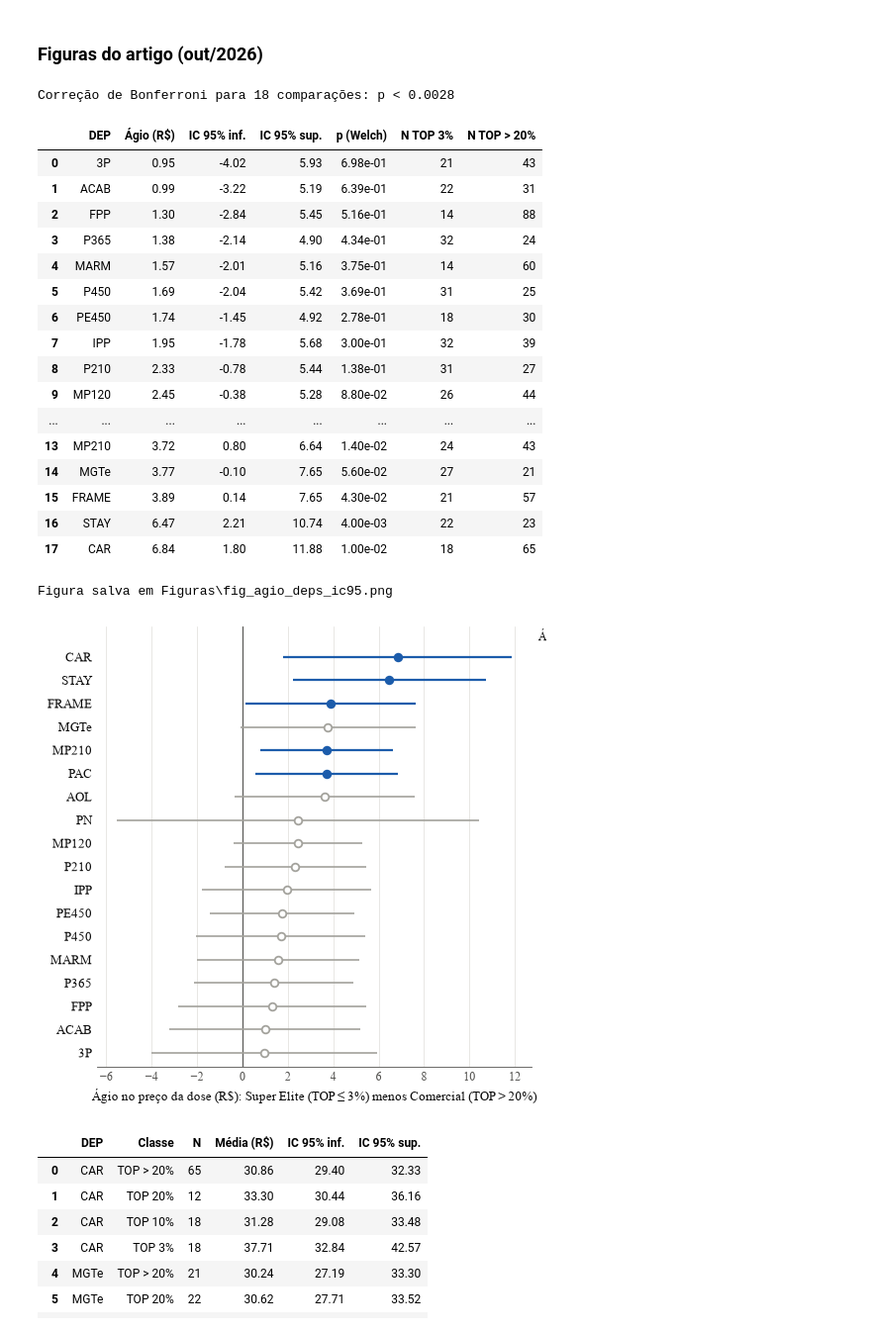
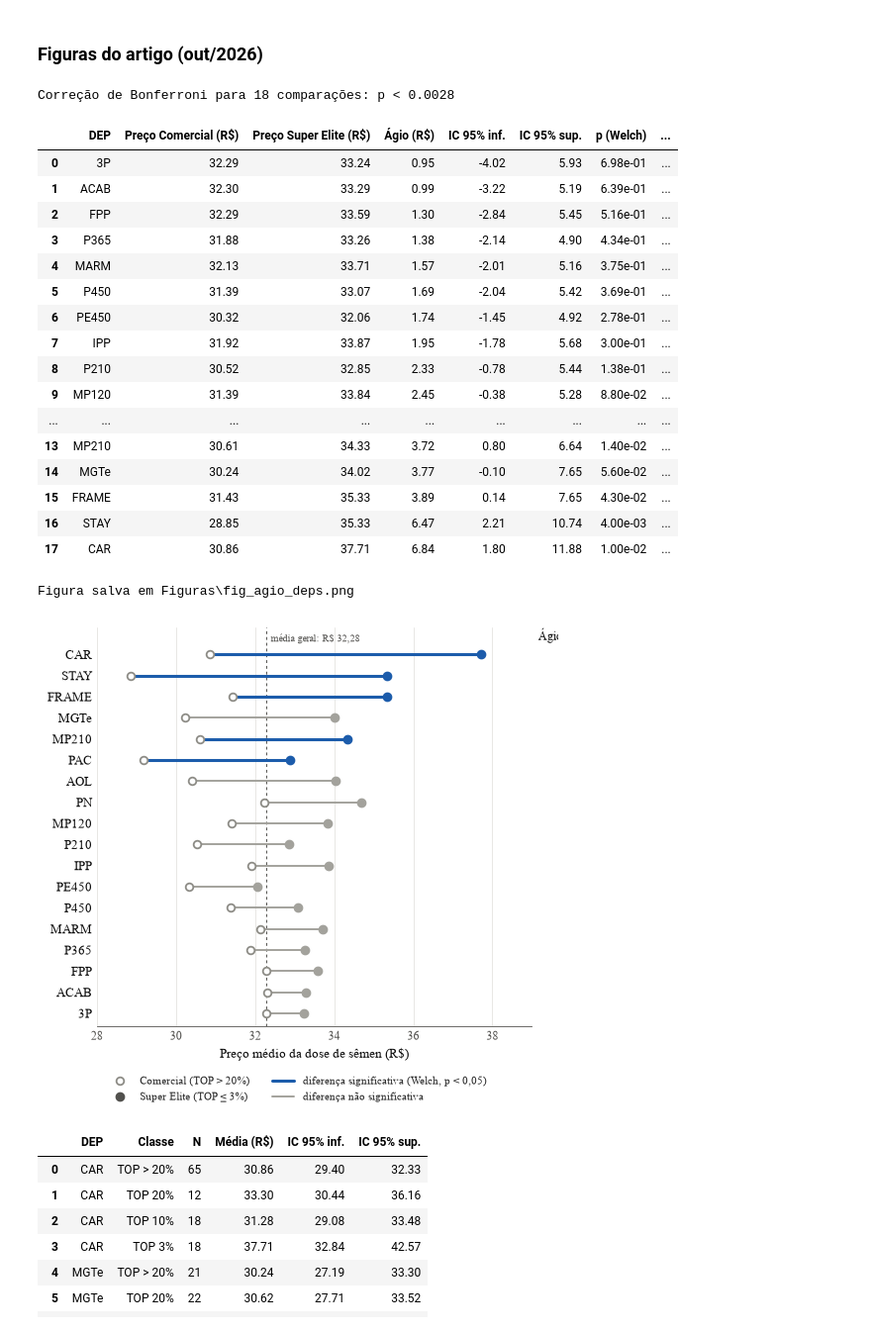
Before and after one commit to Sandro-IFTM/Rafael_Proj04, a Jupyter notebook: 04_descritiva_deps.ipynb, the cells around one changed output. Shown at 99% size. Cells and saved outputs as stored; diff of their text form; code cells hidden in the pictures.

```diff
--- a/04_descritiva_deps.ipynb
+++ b/04_descritiva_deps.ipynb
@@ -539,7 +539,13 @@ AS 6 CARACTERÍSTICAS DA ANCP COM MAIOR VALORIZAÇÃO (ÁGIO) NO PREÇO DA DOSE
 # Revisão v8 (out/2026): Figura 1 do artigo refeita: largura fixa de 16 cm, fonte de 9 pt, coluna com o ágio e o N
 #   de cada DEP (antes só algumas DEPs tinham o valor escrito e o N não aparecia), marcador cheio para as DEPs cujo IC
 #   não inclui o zero (legível também em P&B). O estilo comum das figuras está em figuras_estilo.py.
+# Revisão v11 (out/2026): a Figura 1 passa a ser um gráfico de halteres. Em vez do ágio com o IC de 95% (eixo em
+#   diferença de preço, difícil de ler), cada linha liga o preço médio dos touros Comerciais (círculo vazio) ao dos
+#   Super Elite (círculo cheio), no eixo do próprio preço; o comprimento da barra é o ágio. O azul continua marcando as
+#   DEPs com diferença significativa no teste de Welch (p < 0,05, o mesmo critério do IC que não inclui o zero). A
+#   tabela abaixo mantém o IC e passa a mostrar também os preços médios das duas classes.
 from scipy import stats as st
+from matplotlib.lines import Line2D
 from matplotlib.ticker import MultipleLocator
 import figuras_estilo as fe
 fe.estilo()
@@ -548,59 +554,72 @@ linhas = []
 for nome, top in traits.items():
     faixa = df_valid[top].apply(faixa_tops)
     elite = df_valid.loc[faixa == 'TOP 3%', 'SEMEM']
     comercial = df_valid.loc[faixa == 'TOP > 20%', 'SEMEM']
     teste = st.ttest_ind(elite, comercial, equal_var=False)  # Welch: variâncias diferentes entre as classes
     ic = teste.confidence_interval(0.95)
-    linhas.append({'DEP': top.replace('_TOP', ''), 'Ágio (R$)': elite.mean() - comercial.mean(),
+    linhas.append({'DEP': top.replace('_TOP', ''), 'Preço Comercial (R$)': comercial.mean(),
+                   'Preço Super Elite (R$)': elite.mean(), 'Ágio (R$)': elite.mean() - comercial.mean(),
                    'IC 95% inf.': ic.low, 'IC 95% sup.': ic.high, 'p (Welch)': teste.pvalue,
                    'N TOP 3%': len(elite), 'N TOP > 20%': len(comercial)})
 df_agio_ic = pd.DataFrame(linhas).sort_values('Ágio (R$)').reset_index(drop=True)
 print(f"Correção de Bonferroni para 18 comparações: p < {0.05 / 18:.4f}")
 display(df_agio_ic.round(3))
 
+media_geral = df_valid['SEMEM'].mean()
 fig, ax = plt.subplots(figsize=(fe.LARGURA, 4.9), layout='constrained')
-ax.axvline(0, color=fe.TINTA_2, linewidth=0.8)
+ax.axvline(media_geral, color=fe.TINTA_2, linewidth=0.7, linestyle=(0, (3, 3)))
+ax.annotate(f'média geral: R$ {fe.br(media_geral)}', (media_geral + 0.12, len(df_agio_ic) - 0.25), ha='left',
+            va='center', fontsize=7.5, color=fe.TINTA_2, annotation_clip=False)
 for i, r in df_agio_ic.iterrows():
-    sig = r['IC 95% inf.'] > 0 or r['IC 95% sup.'] < 0
+    sig = r['p (Welch)'] < 0.05
     cor = fe.AZUL if sig else fe.CINZA
-    ax.plot([r['IC 95% inf.'], r['IC 95% sup.']], [i, i], color=cor, linewidth=1.6 if sig else 1.2, solid_capstyle='butt')
-    ax.plot(r['Ágio (R$)'], i, 'o', markersize=5.5, color=cor, markerfacecolor=cor if sig else 'white',
+    ax.plot([r['Preço Comercial (R$)'], r['Preço Super Elite (R$)']], [i, i], color=cor, linewidth=2.2 if sig else 1.4,
+            solid_capstyle='butt', zorder=2)
+    ax.plot(r['Preço Comercial (R$)'], i, 'o', markersize=5.5, color=fe.CINZA_PONTO, markerfacecolor='white',
             markeredgewidth=1.3, zorder=3)
+    ax.plot(r['Preço Super Elite (R$)'], i, 'o', markersize=6, color=cor, zorder=4)
     fe.coluna(ax, i, fe.br(r['Ágio (R$)'], 2, sinal=True), 40, color=fe.TINTA, fontweight='bold' if sig else 'normal')
     fe.coluna(ax, i, f"{r['N TOP 3%']:d} / {r['N TOP > 20%']:d}", 82, color=fe.TINTA_2)
 fe.coluna(ax, len(df_agio_ic) - 0.1, 'Ágio (R$)', 40, color=fe.TINTA)
 fe.coluna(ax, len(df_agio_ic) - 0.1, 'N', 82, color=fe.TINTA)
 ax.set_yticks(range(len(df_agio_ic)), df_agio_ic['DEP'])
 ax.set_ylim(-0.6, len(df_agio_ic) + 0.3)
+ax.set_xlim(28, 39)
 ax.xaxis.set_major_locator(MultipleLocator(2))
 ax.xaxis.set_major_formatter(fe.virgula(0))
-ax.set_xlabel('Ágio no preço da dose (R$): Super Elite (TOP ≤ 3%) menos Comercial (TOP > 20%)')
+ax.set_xlabel('Preço médio da dose de sêmen (R$)')
 ax.tick_params(axis='y', length=0)
 ax.spines['left'].set_visible(False)
+legenda = [Line2D([], [], marker='o', linestyle='', color=fe.CINZA_PONTO, markerfacecolor='white', markeredgewidth=1.3,
+                  markersize=5.5, label='Comercial (TOP > 20%)'),
+           Line2D([], [], marker='o', linestyle='', color=fe.TINTA_2, markersize=6, label='Super Elite (TOP ≤ 3%)'),
+           Line2D([], [], color=fe.AZUL, linewidth=2.2, label='diferença significativa (Welch, p < 0,05)'),
+           Line2D([], [], color=fe.CINZA, linewidth=1.4, label='diferença não significativa')]
+fig.legend(handles=legenda, loc='outside lower center', ncol=2, frameon=False, fontsize=8)
 fig.get_layout_engine().set(rect=(0, 0, 0.79, 1))  # reserva a faixa da direita para as colunas de texto
-fe.salvar(fig, 'fig_agio_deps_ic95.png')
+fe.salvar(fig, 'fig_agio_deps.png')
 plt.show()
 # %% [output]
 Correção de Bonferroni para 18 comparações: p < 0.0028
-|  | DEP | Ágio (R$) | IC 95% inf. | IC 95% sup. | p (Welch) | N TOP 3% | N TOP > 20% |
-| 0 | 3P | 0.95 | -4.02 | 5.93 | 6.98e-01 | 21 | 43 |
-| 1 | ACAB | 0.99 | -3.22 | 5.19 | 6.39e-01 | 22 | 31 |
-| 2 | FPP | 1.30 | -2.84 | 5.45 | 5.16e-01 | 14 | 88 |
-| 3 | P365 | 1.38 | -2.14 | 4.90 | 4.34e-01 | 32 | 24 |
-| 4 | MARM | 1.57 | -2.01 | 5.16 | 3.75e-01 | 14 | 60 |
-| 5 | P450 | 1.69 | -2.04 | 5.42 | 3.69e-01 | 31 | 25 |
-| 6 | PE450 | 1.74 | -1.45 | 4.92 | 2.78e-01 | 18 | 30 |
-| 7 | IPP | 1.95 | -1.78 | 5.68 | 3.00e-01 | 32 | 39 |
-| 8 | P210 | 2.33 | -0.78 | 5.44 | 1.38e-01 | 31 | 27 |
-| 9 | MP120 | 2.45 | -0.38 | 5.28 | 8.80e-02 | 26 | 44 |
-| ... | ... | ... | ... | ... | ... | ... | ... |
-| 13 | MP210 | 3.72 | 0.80 | 6.64 | 1.40e-02 | 24 | 43 |
-| 14 | MGTe | 3.77 | -0.10 | 7.65 | 5.60e-02 | 27 | 21 |
-| 15 | FRAME | 3.89 | 0.14 | 7.65 | 4.30e-02 | 21 | 57 |
-| 16 | STAY | 6.47 | 2.21 | 10.74 | 4.00e-03 | 22 | 23 |
-| 17 | CAR | 6.84 | 1.80 | 11.88 | 1.00e-02 | 18 | 65 |
+|  | DEP | Preço Comercial (R$) | Preço Super Elite (R$) | Ágio (R$) | IC 95% inf. | IC 95% sup. | p (Welch) | ... |
+| 0 | 3P | 32.29 | 33.24 | 0.95 | -4.02 | 5.93 | 6.98e-01 | ... |
+| 1 | ACAB | 32.30 | 33.29 | 0.99 | -3.22 | 5.19 | 6.39e-01 | ... |
+| 2 | FPP | 32.29 | 33.59 | 1.30 | -2.84 | 5.45 | 5.16e-01 | ... |
+| 3 | P365 | 31.88 | 33.26 | 1.38 | -2.14 | 4.90 | 4.34e-01 | ... |
+| 4 | MARM | 32.13 | 33.71 | 1.57 | -2.01 | 5.16 | 3.75e-01 | ... |
+| 5 | P450 | 31.39 | 33.07 | 1.69 | -2.04 | 5.42 | 3.69e-01 | ... |
+| 6 | PE450 | 30.32 | 32.06 | 1.74 | -1.45 | 4.92 | 2.78e-01 | ... |
+| 7 | IPP | 31.92 | 33.87 | 1.95 | -1.78 | 5.68 | 3.00e-01 | ... |
+| 8 | P210 | 30.52 | 32.85 | 2.33 | -0.78 | 5.44 | 1.38e-01 | ... |
+| 9 | MP120 | 31.39 | 33.84 | 2.45 | -0.38 | 5.28 | 8.80e-02 | ... |
+| ... | ... | ... | ... | ... | ... | ... | ... | ... |
+| 13 | MP210 | 30.61 | 34.33 | 3.72 | 0.80 | 6.64 | 1.40e-02 | ... |
+| 14 | MGTe | 30.24 | 34.02 | 3.77 | -0.10 | 7.65 | 5.60e-02 | ... |
+| 15 | FRAME | 31.43 | 35.33 | 3.89 | 0.14 | 7.65 | 4.30e-02 | ... |
+| 16 | STAY | 28.85 | 35.33 | 6.47 | 2.21 | 10.74 | 4.00e-03 | ... |
+| 17 | CAR | 30.86 | 37.71 | 6.84 | 1.80 | 11.88 | 1.00e-02 | ... |
-Figura salva em Figuras\fig_agio_deps_ic95.png
+Figura salva em Figuras\fig_agio_deps.png
-[figure, old version]
+[figure, new version]
 # %%
 # Revisão v8 (out/2026): célula nova. Figura 2 do artigo: preço por classe de TOP para CAR, MGTe e AOL, com os touros
 #   individuais, a média e o IC de 95%. Mostra que o ágio do CAR aparece só na classe Super Elite, enquanto MGTe e AOL
```
Also changed, not shown: 4 other files.
